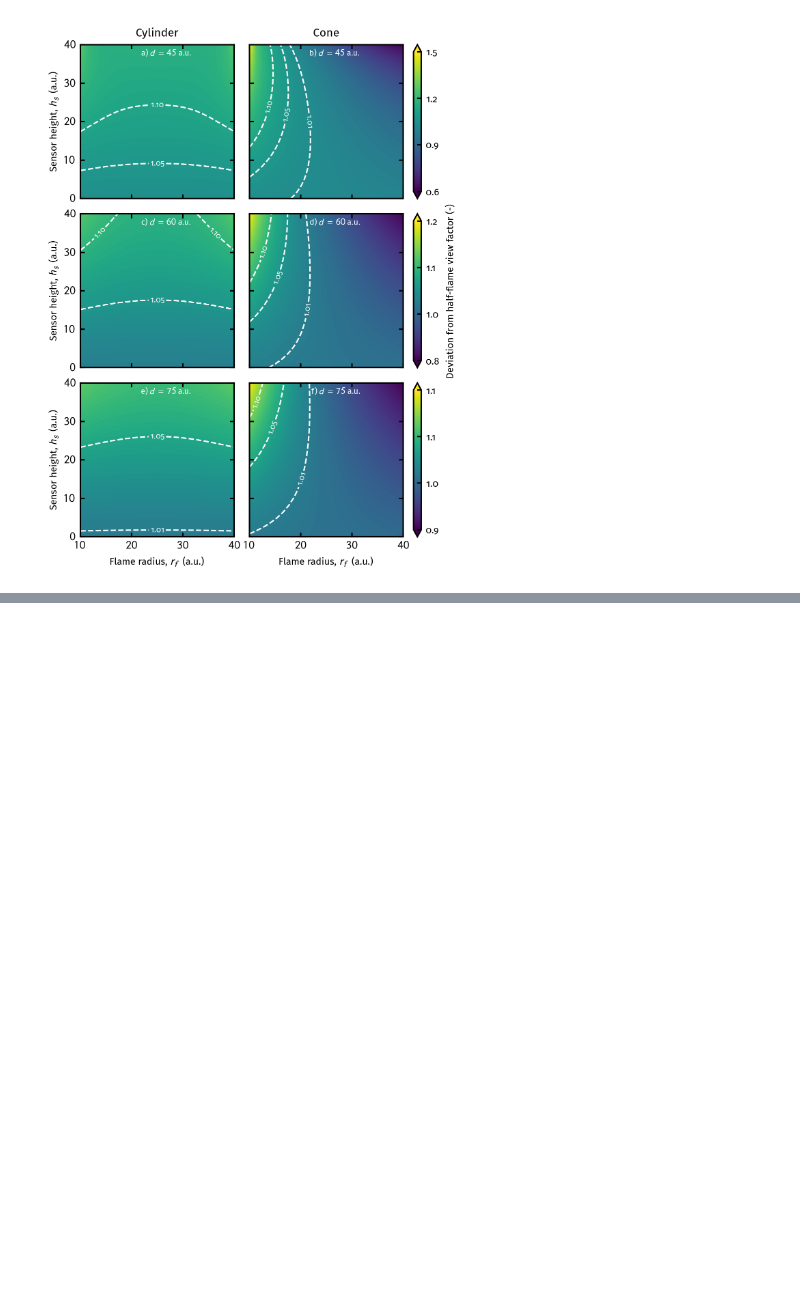
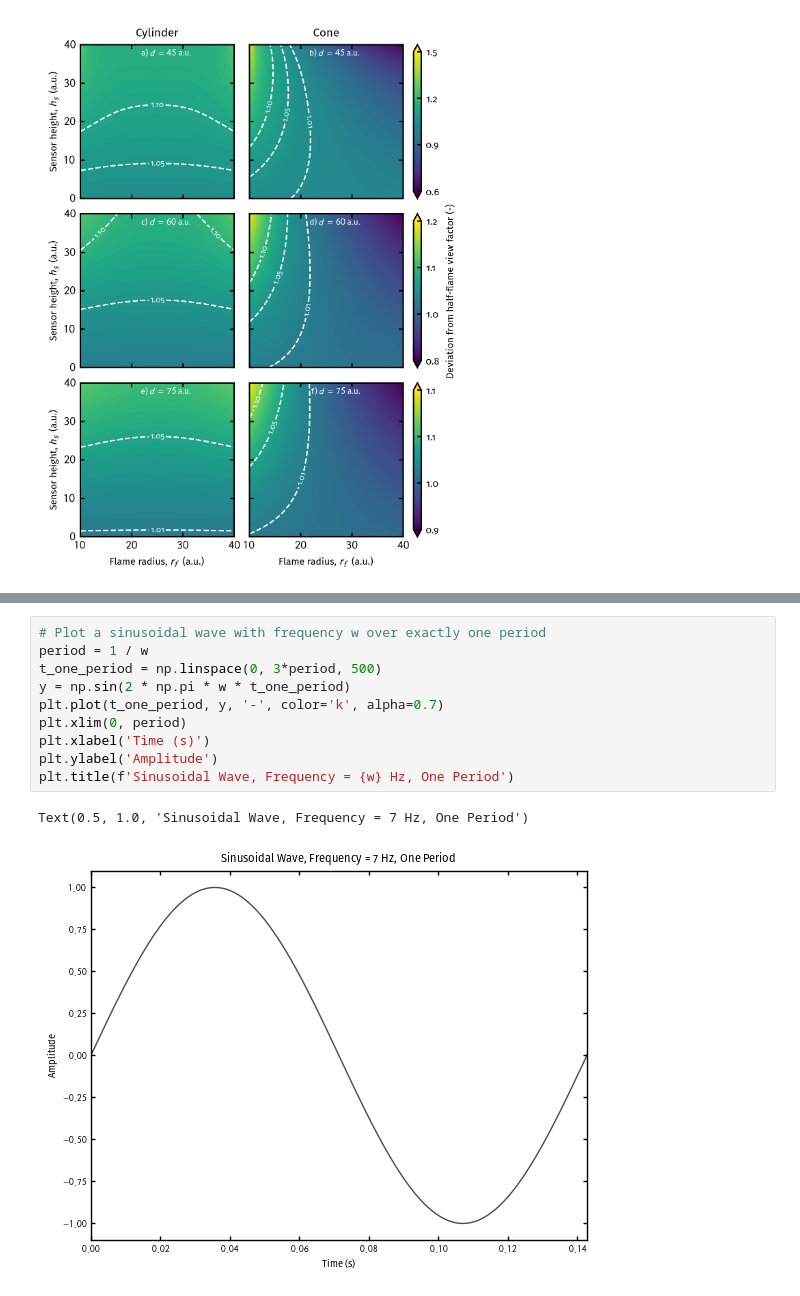
Before and after one commit to mijaillittinj/View_Factor_GUI, a Jupyter notebook: plots.ipynb, the cells around one changed output, grey strips where cells are left out. Cells and saved outputs as stored; diff of their text form; blank space fills up the shorter version.

```diff
--- a/plots.ipynb
+++ b/plots.ipynb
@@ -367,0 +404,13 @@ for i in range(len(h_f_values)):
+# %%
+# Plot a sinusoidal wave with frequency w over exactly one period
+period = 1 / w
+t_one_period = np.linspace(0, 3*period, 500)
+y = np.sin(2 * np.pi * w * t_one_period)
+plt.plot(t_one_period, y, '-', color='k', alpha=0.7)
+plt.xlim(0, period)
+plt.xlabel('Time (s)')
+plt.ylabel('Amplitude')
+plt.title(f'Sinusoidal Wave, Frequency = {w} Hz, One Period')
+# %% [output]
+Text(0.5, 1.0, 'Sinusoidal Wave, Frequency = 7 Hz, One Period')
+[figure, added]
```
Also changed, not shown: parts of 10 cells of this notebook, 2 other files.
